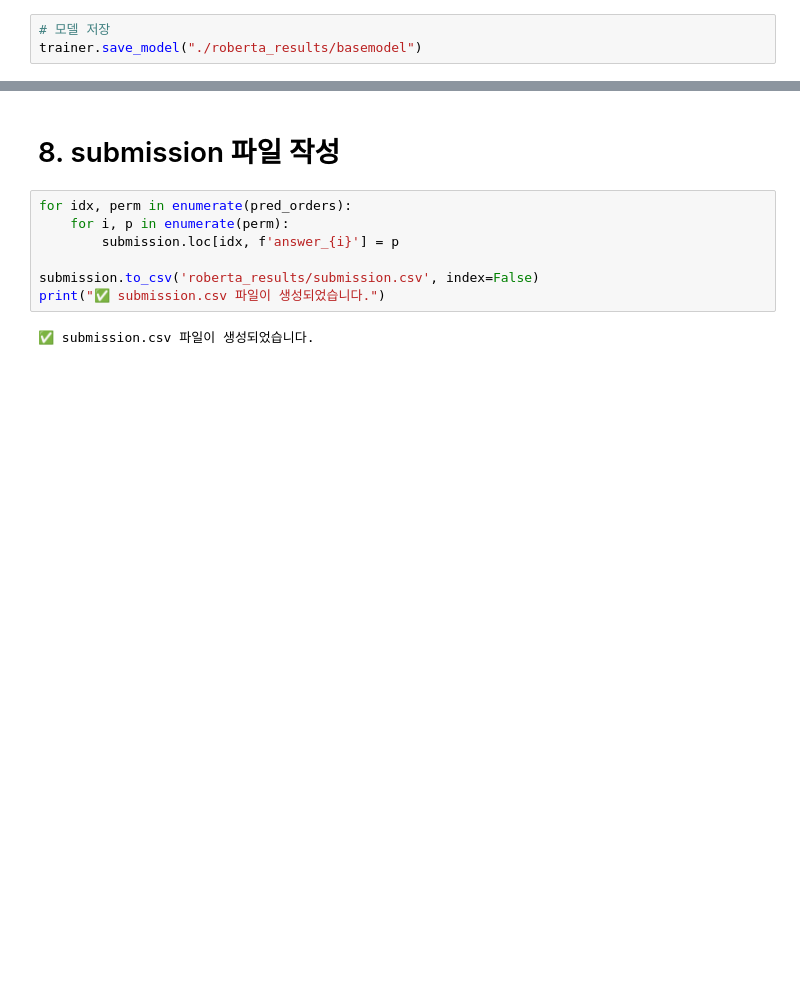
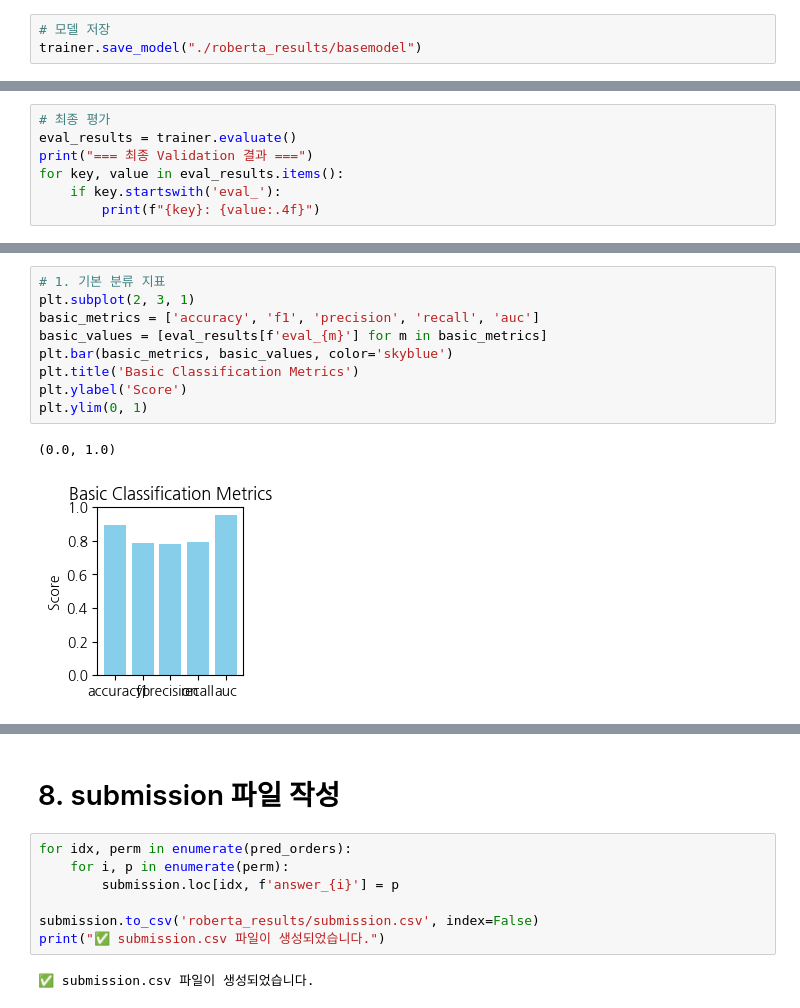
Before and after one commit to onewon1234/AI_DL_Project, a Jupyter notebook: KLUE-RoBERTa/train_paper.ipynb, the cells around one changed output, grey strips where cells are left out. Cells and saved outputs as stored; diff of their text form; blank space fills up the shorter version.

```diff
--- a/KLUE-RoBERTa/train_paper.ipynb
+++ b/KLUE-RoBERTa/train_paper.ipynb
@@ -543,0 +743,7 @@ trainer.save_model("./roberta_results/basemodel")
+# %%
+# 최종 평가
+eval_results = trainer.evaluate()
+print("=== 최종 Validation 결과 ===")
+for key, value in eval_results.items():
+    if key.startswith('eval_'):
+        print(f"{key}: {value:.4f}")
@@ -543,0 +807,12 @@ trainer.save_model("./roberta_results/basemodel")
+# %%
+# 1. 기본 분류 지표
+plt.subplot(2, 3, 1)
+basic_metrics = ['accuracy', 'f1', 'precision', 'recall', 'auc']
+basic_values = [eval_results[f'eval_{m}'] for m in basic_metrics]
+plt.bar(basic_metrics, basic_values, color='skyblue')
+plt.title('Basic Classification Metrics')
+plt.ylabel('Score')
+plt.ylim(0, 1)
+# %% [output]
+(0.0, 1.0)
+[figure, added]
```
Also changed, not shown: parts of 42 cells of this notebook.
